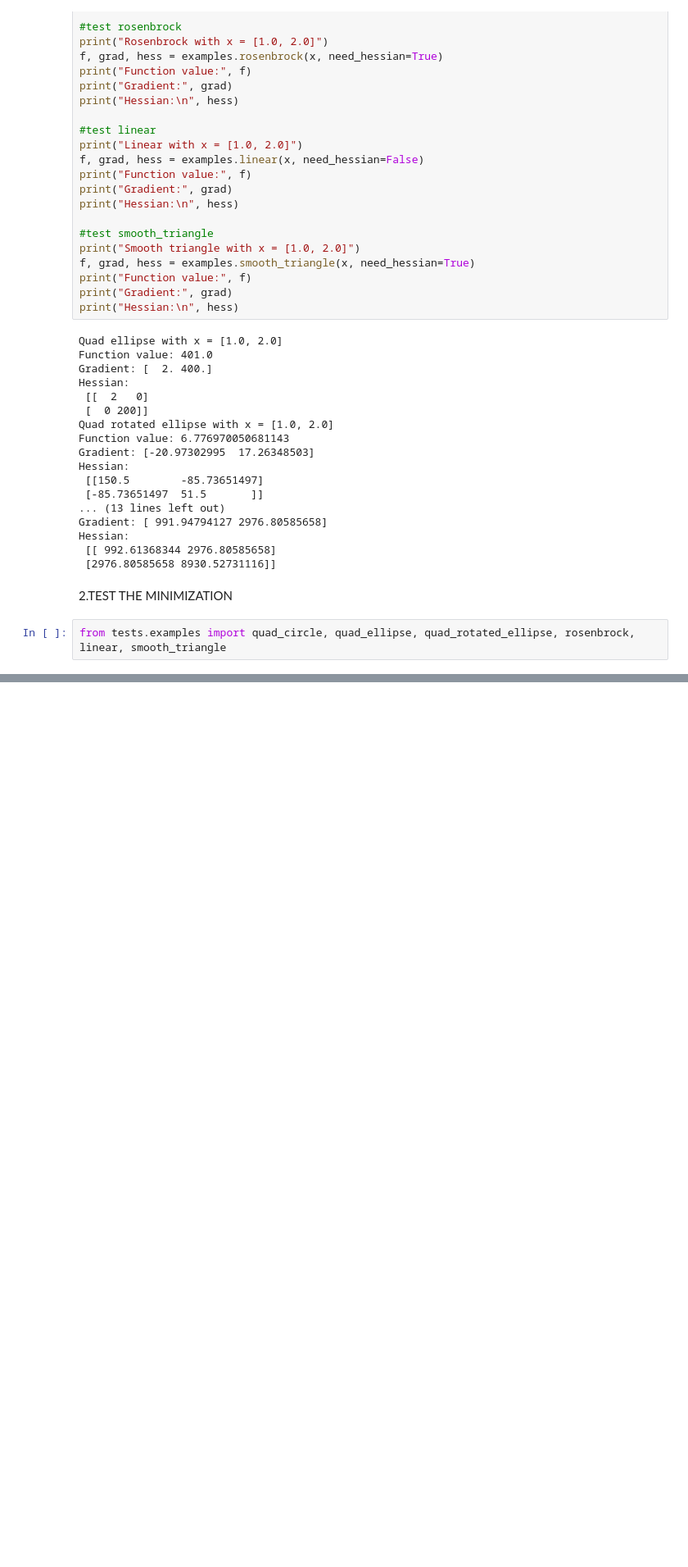
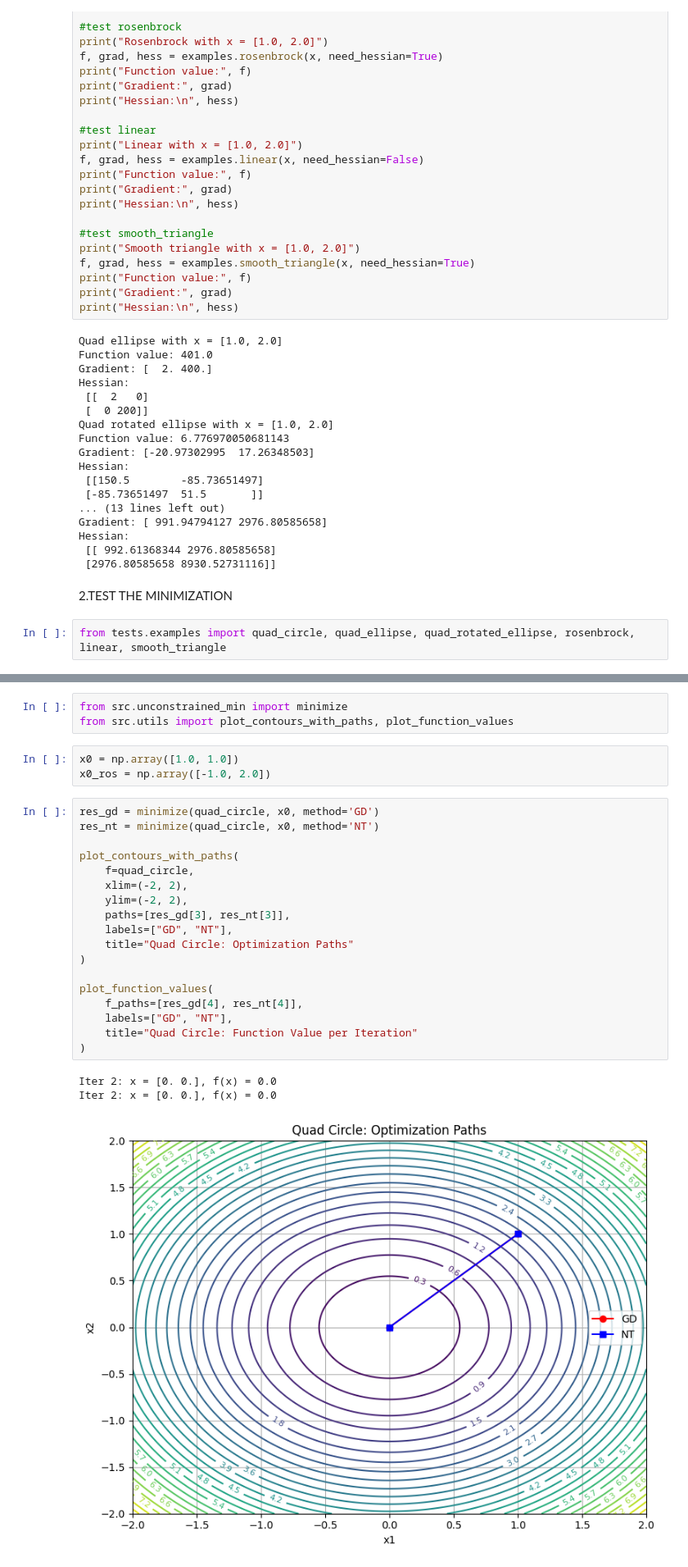
Before and after one commit to Lizahanan/Numerical_Optimization, a Jupyter notebook: HW1/test.ipynb, the cells around one changed output, grey strips where cells are left out. Shown at 82% size. Cells and saved outputs as stored; diff of their text form; blank space fills up the shorter version.

Commit message:
graphs in the notebook TODO move

```diff
--- a/HW1/test.ipynb
+++ b/HW1/test.ipynb
@@ -154,0 +196,28 @@ Iterations: 8
+# %%
+from src.unconstrained_min import minimize
+from src.utils import plot_contours_with_paths, plot_function_values
+# %%
+x0 = np.array([1.0, 1.0])
+x0_ros = np.array([-1.0, 2.0])
+# %%
+res_gd = minimize(quad_circle, x0, method='GD')
+res_nt = minimize(quad_circle, x0, method='NT')
+
+plot_contours_with_paths(
+    f=quad_circle,
+    xlim=(-2, 2),
+    ylim=(-2, 2),
+    paths=[res_gd[3], res_nt[3]],
+    labels=["GD", "NT"],
+    title="Quad Circle: Optimization Paths"
+)
+
+plot_function_values(
+    f_paths=[res_gd[4], res_nt[4]],
+    labels=["GD", "NT"],
+    title="Quad Circle: Function Value per Iteration"
+)
+# %% [output]
+Iter 2: x = [0. 0.], f(x) = 0.0
+Iter 2: x = [0. 0.], f(x) = 0.0
+[figure, added]
```
Also changed, not shown: parts of 14 cells of this notebook.
